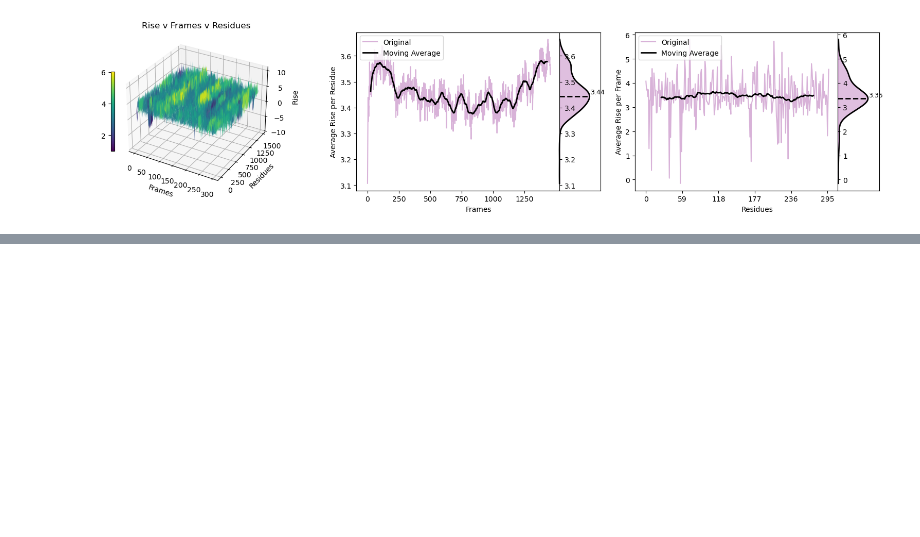
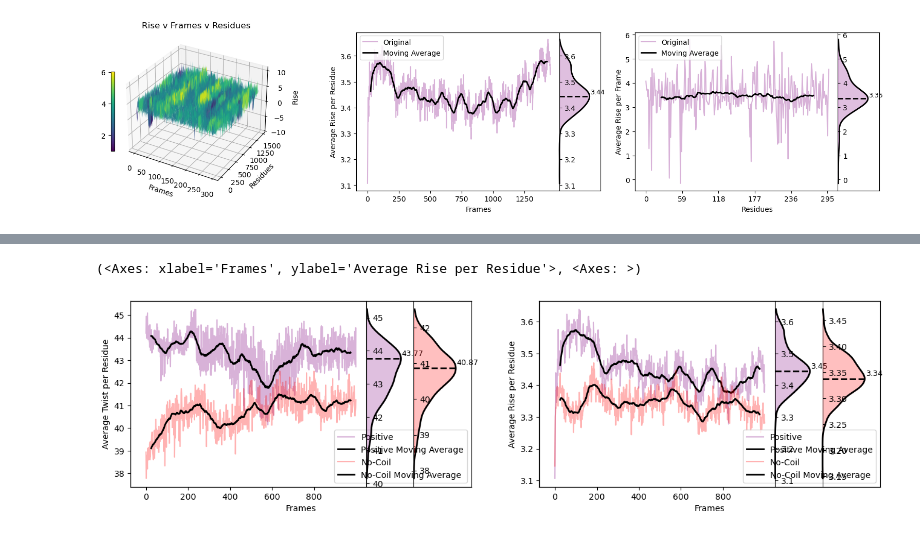
Before and after one commit to sudhishgupta/CG-DNA-PARAM, a Jupyter notebook: plotting/make_figure1.ipynb, the cells around one changed output, grey strips where cells are left out. Cells and saved outputs as stored; diff of their text form; code cells hidden in the pictures; blank space fills up the shorter version.

```diff
--- a/plotting/make_figure1.ipynb
+++ b/plotting/make_figure1.ipynb
@@ -170,0 +184,26 @@ make_figure1(pos_rise,'Rise')
+# %%
+xf=1000
+# %%
+noc = np.load('cg_helix_parameters_nocoil.npz')
+pos = np.load('cg_helix_parameters_positive.npz')
+
+noc_step = noc['step_parameters']
+pos_step = pos['step_parameters']
+
+Z1_tw  = pos_step[:xf,1:,-1]
+Z1_ri  = pos_step[:xf,1:,2]
+
+Z2_tw = noc_step[:xf,1:,-1]
+Z2_ri = noc_step[:xf,1:,2]
+
+fig, axs = plt.subplots(1, 2, figsize=(16, 4))
+axs = axs.flatten()
+
+plot_line_with_kde(axs[0], np.mean(Z1_tw,axis=1), frames, xlab='Frames',ylab=f'Average Twist per Residue',kde_color='purple',lab='Positive')
+plot_line_with_kde(axs[0], np.mean(Z2_tw,axis=1), frames, xlab='Frames',ylab=f'Average Twist per Residue',kde_color='red',lab='No-Coil')
+
+plot_line_with_kde(axs[1], np.mean(Z1_ri,axis=1), frames, xlab='Frames',ylab=f'Average Rise per Residue',kde_color='purple',lab='Positive')
+plot_line_with_kde(axs[1], np.mean(Z2_ri,axis=1), frames, xlab='Frames',ylab=f'Average Rise per Residue',kde_color='red',lab='No-Coil')
+# %% [output]
+(<Axes: xlabel='Frames', ylabel='Average Rise per Residue'>, <Axes: >)
+[figure, added]
```
Also changed, not shown: parts of 4 cells of this notebook.
